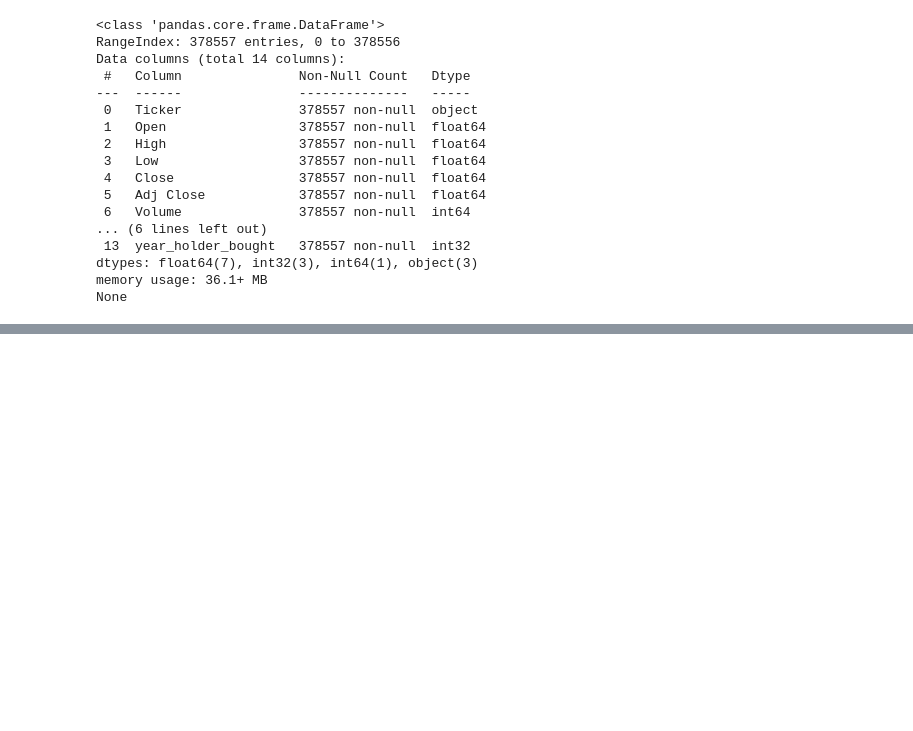
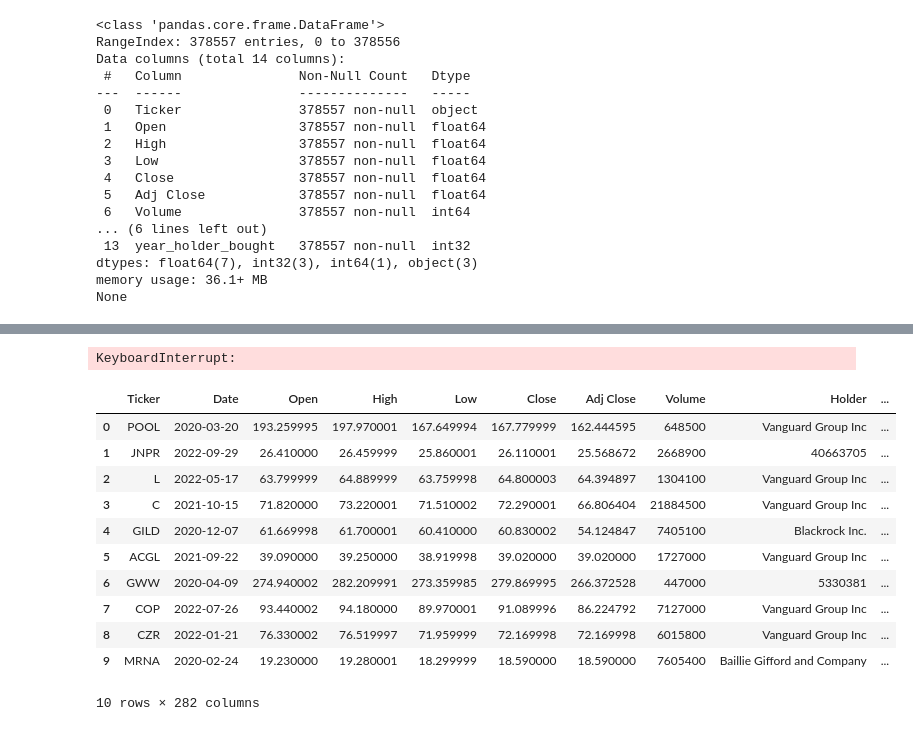
Before and after one commit to nirmolcho/Clustering_and_TS_DS_Alg, a Jupyter notebook: time_series/get_s&p_data.ipynb, the cells around one changed output, grey strips where cells are left out. Saved outputs shown, nothing was run; the diff lists cells and outputs as text; code cells hidden in the pictures; blank space fills up the shorter version.

Commit message:
data for s&p first EDA of the data

```diff
--- a/recommendation_system/get_s&p_data.ipynb
+++ b/time_series/get_s&p_data.ipynb
@@ -902,0 +975,36 @@ MergeError: Passing 'suffixes' which cause duplicate columns {'income_stmt_Norma
+# %%
+import yfinance as yf
+import pandas as pd
+df1['Date'] = pd.to_datetime(df1['Date'])
+
+def fetch_financial_data(ticker_name):
+    ticker = yf.Ticker(ticker_name)
+
+    statements = {
+        'income_stmt': ticker.income_stmt.transpose(),
+        'quarterly_income_stmt': ticker.quarterly_income_stmt.transpose(),
+        'balance_sheet': ticker.balance_sheet.transpose(),
+        'quarterly_balance_sheet': ticker.quarterly_balance_sheet.transpose(),
+        'cashflow': ticker.cashflow.transpose(),
+        'quarterly_cashflow': ticker.quarterly_cashflow.transpose(),
+    }
+
+    for stmt_type, stmt in statements.items():
+        stmt['Date'] = stmt.index
+        stmt['Ticker'] = ticker_name
+
+    return statements['quarterly_income_stmt']
+
+unique_tickers_dates = df[['Ticker', 'Date']].drop_duplicates().values
+
+dfs = []
+for ticker_name, date in unique_tickers_dates:
+    dfs.append(fetch_financial_data(ticker_name))
+
+financial_data = pd.concat(dfs, axis=0)
+
+merged_df = pd.merge(df, financial_data, on=['Ticker', 'Date'], how='left')
+
+merged_df.info()
+# %% [output]
+KeyboardInterrupt:
@@ -902,0 +1088,15 @@ MergeError: Passing 'suffixes' which cause duplicate columns {'income_stmt_Norma
+# %%
+merged_df.head(10)
+# %% [output]
+|  | Ticker | Date | Open | High | Low | Close | Adj Close | Volume | Holder | ... |
+| 0 | POOL | 2020-03-20 | 193.259995 | 197.970001 | 167.649994 | 167.779999 | 162.444595 | 648500 | Vanguard Group Inc | ... |
+| 1 | JNPR | 2022-09-29 | 26.410000 | 26.459999 | 25.860001 | 26.110001 | 25.568672 | 2668900 | 40663705 | ... |
+| 2 | L | 2022-05-17 | 63.799999 | 64.889999 | 63.759998 | 64.800003 | 64.394897 | 1304100 | Vanguard Group Inc | ... |
+| 3 | C | 2021-10-15 | 71.820000 | 73.220001 | 71.510002 | 72.290001 | 66.806404 | 21884500 | Vanguard Group Inc | ... |
+| 4 | GILD | 2020-12-07 | 61.669998 | 61.700001 | 60.410000 | 60.830002 | 54.124847 | 7405100 | Blackrock Inc. | ... |
+| 5 | ACGL | 2021-09-22 | 39.090000 | 39.250000 | 38.919998 | 39.020000 | 39.020000 | 1727000 | Vanguard Group Inc | ... |
+| 6 | GWW | 2020-04-09 | 274.940002 | 282.209991 | 273.359985 | 279.869995 | 266.372528 | 447000 | 5330381 | ... |
+| 7 | COP | 2022-07-26 | 93.440002 | 94.180000 | 89.970001 | 91.089996 | 86.224792 | 7127000 | Vanguard Group Inc | ... |
+| 8 | CZR | 2022-01-21 | 76.330002 | 76.519997 | 71.959999 | 72.169998 | 72.169998 | 6015800 | Vanguard Group Inc | ... |
+| 9 | MRNA | 2020-02-24 | 19.230000 | 19.280001 | 18.299999 | 18.590000 | 18.590000 | 7605400 | Baillie Gifford and Company | ... |
+10 rows × 282 columns
```
Also changed, not shown: parts of 20 cells of this notebook, 3 other files.
